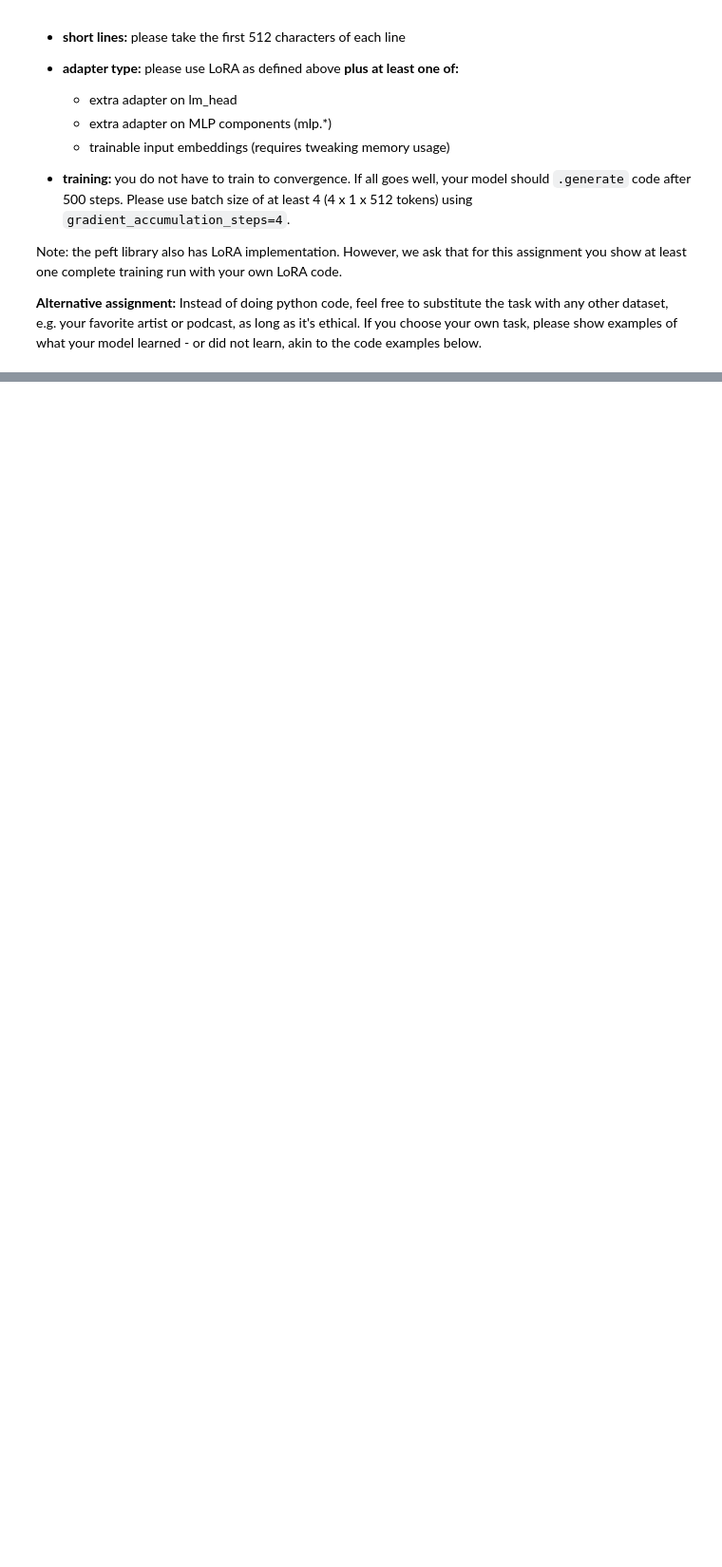
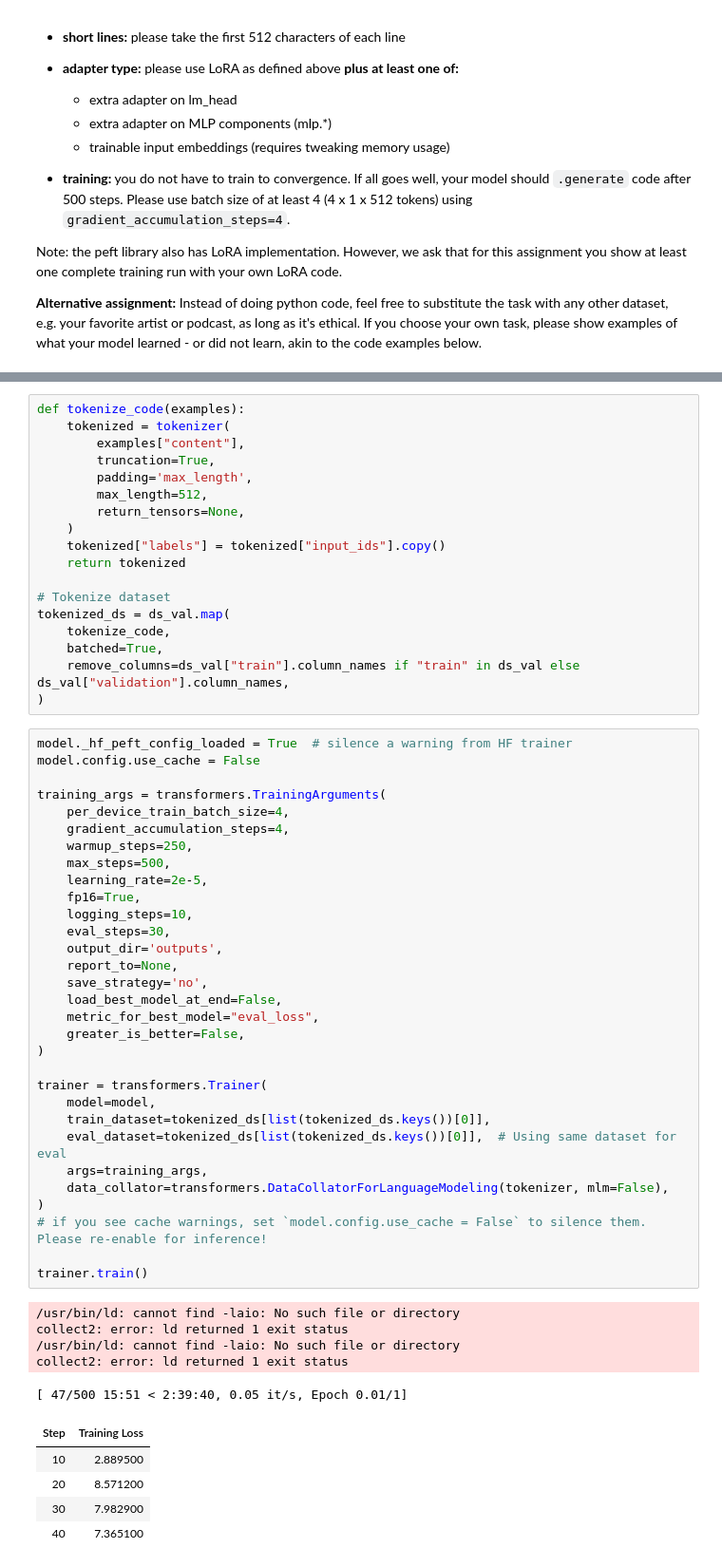
Before and after one commit to Aphelack/nlp_course, a Jupyter notebook: week07_finetuning/seminar.ipynb, the cells around one changed output, grey strips where cells are left out. Shown at 95% size. Cells and saved outputs as stored; diff of their text form; blank space fills up the shorter version.

```diff
--- a/week07_finetuning/seminar.ipynb
+++ b/week07_finetuning/seminar.ipynb
@@ -376,0 +503,60 @@ prompts =  ['', 'import', 'from', 'while', 'try', 'if', 'for', 'torch']  # feel
+# %%
+def tokenize_code(examples):
+    tokenized = tokenizer(
+        examples["content"],
+        truncation=True,
+        padding='max_length',
+        max_length=512,
+        return_tensors=None,
+    )
+    tokenized["labels"] = tokenized["input_ids"].copy()
+    return tokenized
+
+# Tokenize dataset
+tokenized_ds = ds_val.map(
+    tokenize_code,
+    batched=True,
+    remove_columns=ds_val["train"].column_names if "train" in ds_val else ds_val["validation"].column_names,
+)
+# %%
+model._hf_peft_config_loaded = True  # silence a warning from HF trainer
+model.config.use_cache = False
+
+training_args = transformers.TrainingArguments(
+    per_device_train_batch_size=4,
+    gradient_accumulation_steps=4,
+    warmup_steps=250,
+    max_steps=500,
+    learning_rate=2e-5,
+    fp16=True,
+    logging_steps=10,
+    eval_steps=30,
+    output_dir='outputs',
+    report_to=None,
+    save_strategy='no',
+    load_best_model_at_end=False,
+    metric_for_best_model="eval_loss",
+    greater_is_better=False,
+)
+
+trainer = transformers.Trainer(
+    model=model,
+    train_dataset=tokenized_ds[list(tokenized_ds.keys())[0]],
+    eval_dataset=tokenized_ds[list(tokenized_ds.keys())[0]],  # Using same dataset for eval
+    args=training_args,
+    data_collator=transformers.DataCollatorForLanguageModeling(tokenizer, mlm=False),
+)
+# if you see cache warnings, set `model.config.use_cache = False` to silence them. Please re-enable for inference!
+
+trainer.train()
+# %% [output]
+/usr/bin/ld: cannot find -laio: No such file or directory
+collect2: error: ld returned 1 exit status
+/usr/bin/ld: cannot find -laio: No such file or directory
+collect2: error: ld returned 1 exit status
+[ 47/500 15:51 < 2:39:40, 0.05 it/s, Epoch 0.01/1]
+| Step | Training Loss |
+| 10 | 2.889500 |
+| 20 | 8.571200 |
+| 30 | 7.982900 |
+| 40 | 7.365100 |
```
Also changed, not shown: parts of 26 cells of this notebook, 1 other file.
